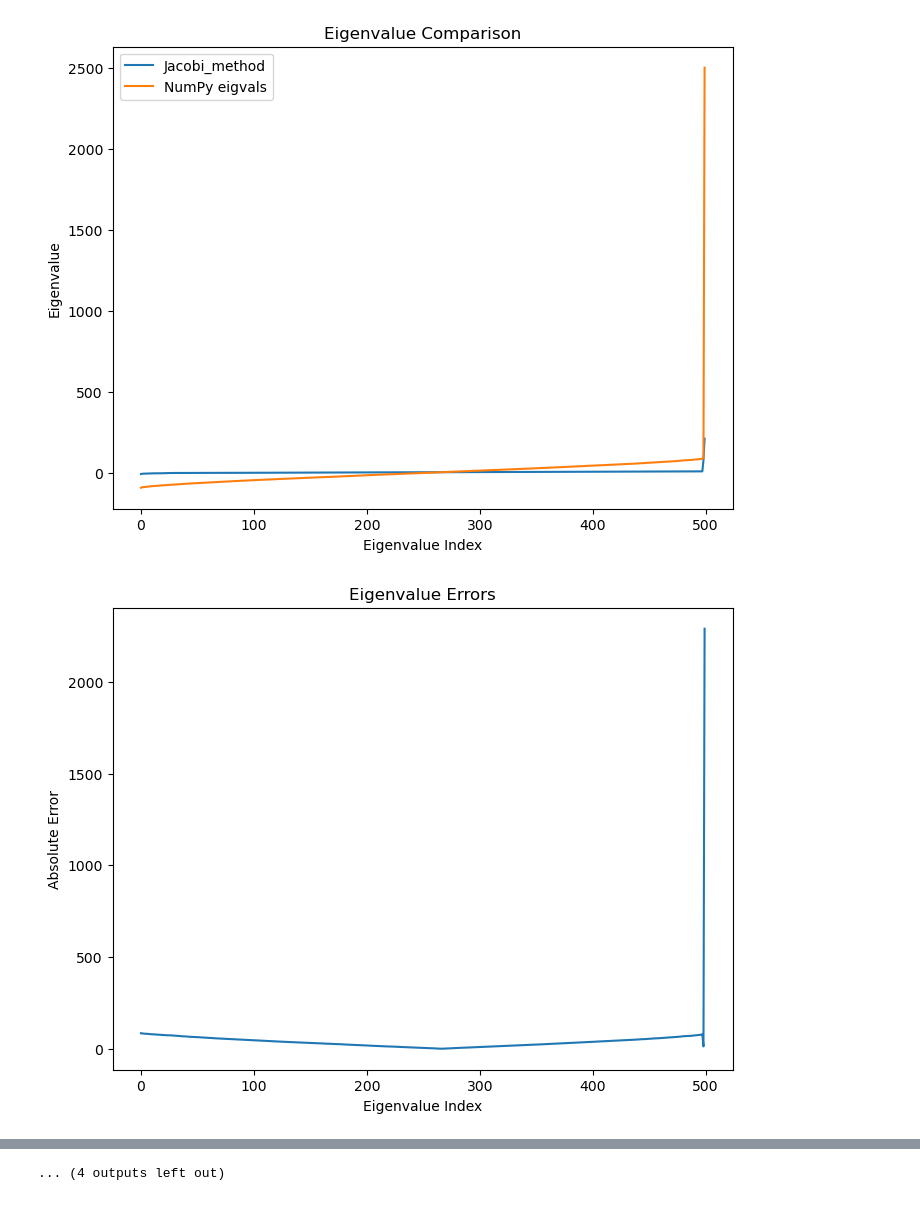
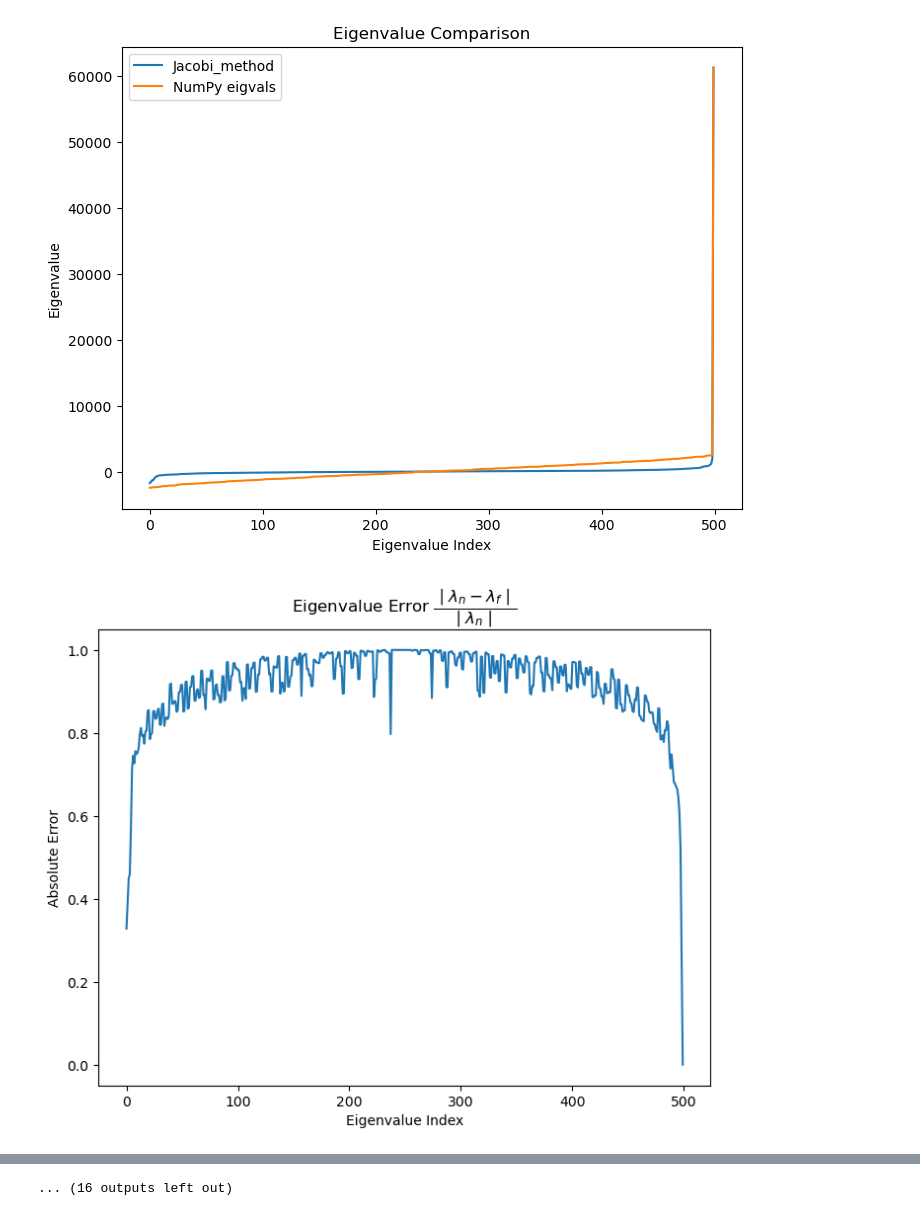
Before and after one commit to alice3e/spbu-fundamentals-of-algorithms, a Jupyter notebook: practicum_7/homework/advanced/eigenvalue_search_algorithms_testing.ipynb, the cells around one changed output, grey strips where cells are left out. Cells and saved outputs as stored; diff of their text form; code cells hidden in the pictures.

```diff
--- a/practicum_7/homework/advanced/eigenvalue_search_algorithms_testing.ipynb
+++ b/practicum_7/homework/advanced/eigenvalue_search_algorithms_testing.ipynb
@@ -163,10 +132,11 @@ def testing(my_function, A: np.array, name: str,show_plots: bool=False, function
   numpy_eigenvalues.sort()
 
   # Accuracy
-  errors = np.abs(my_eigenvalues - numpy_eigenvalues)
+
+  errors = np.abs(numpy_eigenvalues - my_eigenvalues) / np.abs(numpy_eigenvalues)
   max_error = np.max(errors)
   avg_error = np.mean(errors)
-
+  median_error = np.median(errors)
   print("----------")
   print(f'{name}:')
   print("  Time:", my_time, "seconds")
@@ -175,6 +145,7 @@ def testing(my_function, A: np.array, name: str,show_plots: bool=False, function
   print("\nAccuracy:")
   print("  Maximum Error:", max_error)
   print("  Average Error:", avg_error)
+  print("  Median Error:", median_error)
   print("----------\n")
   if(show_plots):
     # Plot the differences
@@ -192,7 +163,7 @@ def testing(my_function, A: np.array, name: str,show_plots: bool=False, function
     plt.plot(errors)
     plt.xlabel("Eigenvalue Index")
     plt.ylabel("Absolute Error")
-    plt.title("Eigenvalue Errors")
+    plt.title("Eigenvalue Error $ \dfrac{\mid\lambda_{n} - \lambda_{f}\mid}{\mid\lambda_{n}\mid}$")
     plt.show()
 # %%
 def test_all(matrix_dict: dict, my_function,show_plots: bool=False,skip_matrices_id: list=[], function_name: str="My_function"):
@@ -204,7 +175,7 @@ def test_all(matrix_dict: dict, my_function,show_plots: bool=False,skip_matrices
         if(show_plots):
             plot_2d_temperature(matrix=matrix,title=name)
 # %%
-nonsymmetric_matrix_sparse = generate_matrix('nonsymmetric', True, 500, 100, 1000,density=0.2)
+nonsymmetric_matrix_sparse = generate_matrix('nonsymmetric', True, 500, 100, 1000,density=0.05)
 nonsymmetric_matrix_bottom_group = generate_matrix('nonsymmetric', False, 500, 100, 1000,grouping_factor=1000)
 symmetric_matrix = generate_matrix('symmetric', False, 500, 0, 10)
 symmetric_matrix_diag = generate_matrix('symmetric', False, 500, 0, 10,grouping_factor=5)
@@ -344,3 +366,3 @@ def get_all_eigenvalues(A, tol=1e-6, max_iter=500):
 # %%
-test_all(matrix_dict=matrix_dict,my_function=get_all_eigenvalues,show_plots=True,skip_matrices_id = [1,2,5], function_name="Jacobi_method")
+test_all(matrix_dict=matrix_dict,my_function=get_all_eigenvalues,show_plots=True,skip_matrices_id = [], function_name="Jacobi_method")
 # %% [output]
@@ -357,3 +380,3 @@ Accuracy:
 ----------
-[figure, old version]
+[figure, new version]
-[figure, old version]
+[figure, new version]
@@ -389 +414 @@ Accuracy:
-... (4 outputs left out)
+... (16 outputs left out)
```
Also changed, not shown: parts of 5 cells of this notebook, 4 other files.
